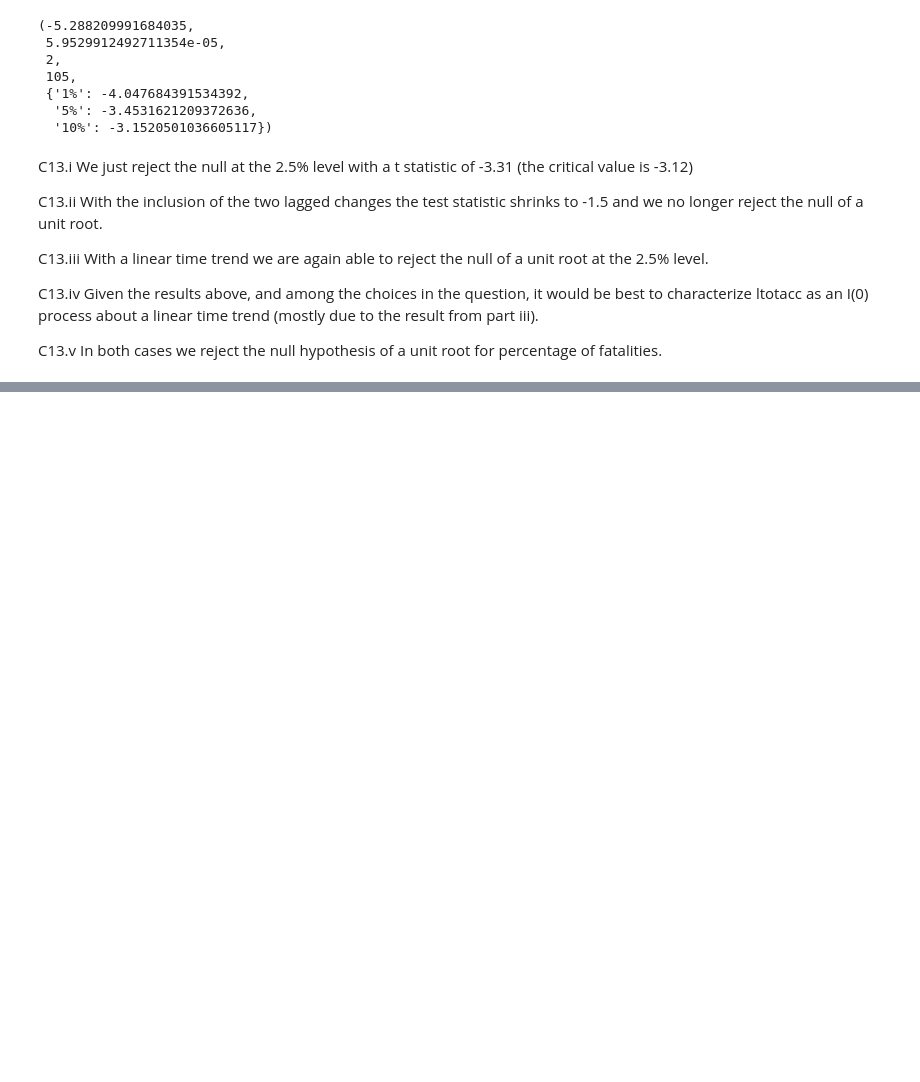
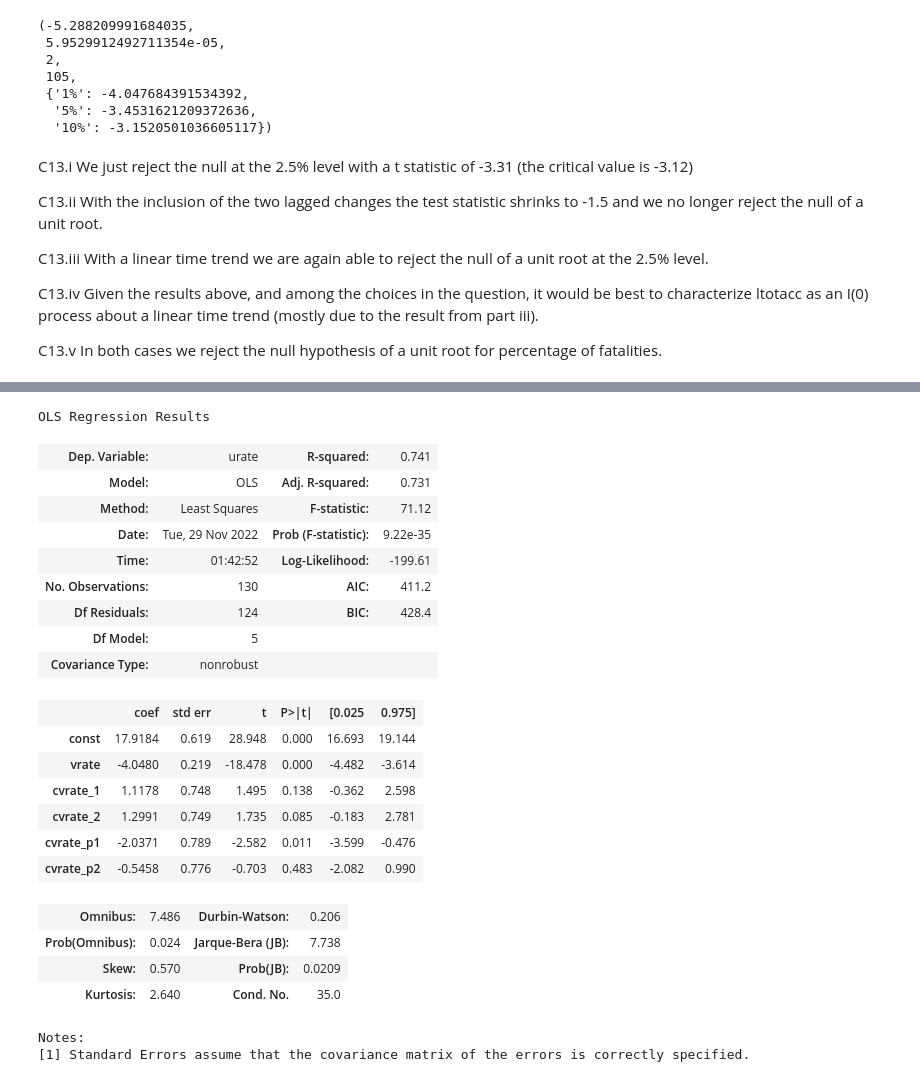
Before and after one commit to systemchalk/wooldridge_workbook, a Jupyter notebook: ch18.ipynb, the cells around one changed output, grey strips where cells are left out. Cells and saved outputs as stored; diff of their text form; code cells hidden in the pictures; blank space fills up the shorter version.

```diff
--- a/ch18.ipynb
+++ b/ch18.ipynb
@@ -1190,0 +1408,4 @@ C13.v In both cases we reject the null hypothesis of a unit root for percentage
+# %%
+X = sm.add_constant(beveridge[["vrate_1"]])
+model = sm.OLS(beveridge.cvrate, X, missing="drop").fit()
+model.summary()
@@ -1190,0 +1442,4 @@ C13.v In both cases we reject the null hypothesis of a unit root for percentage
+# %%
+X = sm.add_constant(beveridge[["vrate"]])
+model = sm.OLS(beveridge.urate, X, missing="drop").fit()
+model.summary()
@@ -1190,0 +1466,8 @@ C13.v In both cases we reject the null hypothesis of a unit root for percentage
+# %%
+errors_df = pd.DataFrame({"u": model.resid})
+errors_df["u_1"] = errors_df.u.shift(1)
+errors_df["cu"] = errors_df.u - errors_df.u_1
+
+X = sm.add_constant(errors_df["u_1"])
+model = sm.OLS(errors_df.cu, X, missing="drop").fit()
+model.summary()
@@ -1190,0 +1500,6 @@ C13.v In both cases we reject the null hypothesis of a unit root for percentage
+# %%
+beveridge["cvrate_1"] = beveridge["cvrate"].shift(1)
+beveridge["cvrate_p1"] = beveridge["cvrate"].shift(-1)
+X = sm.add_constant(beveridge[["vrate", "cvrate_1", "cvrate_p1"]])
+model = sm.OLS(beveridge.urate, X, missing="drop").fit()
+model.summary()
@@ -1190,0 +1554,31 @@ C13.v In both cases we reject the null hypothesis of a unit root for percentage
+# %%
+beveridge["cvrate_2"] = beveridge["cvrate_1"].shift(1)
+beveridge["cvrate_p2"] = beveridge["cvrate_p1"].shift(-1)
+X = sm.add_constant(beveridge[["vrate", "cvrate_1", "cvrate_2",
+                               "cvrate_p1", "cvrate_p2"]])
+model = sm.OLS(beveridge.urate, X, missing="drop").fit()
+model.summary()
+# %% [output]
+OLS Regression Results
+| Dep. Variable: | urate | R-squared: | 0.741 |
+| Model: | OLS | Adj. R-squared: | 0.731 |
+| Method: | Least Squares | F-statistic: | 71.12 |
+| Date: | Tue, 29 Nov 2022 | Prob (F-statistic): | 9.22e-35 |
+| Time: | 01:42:52 | Log-Likelihood: | -199.61 |
+| No. Observations: | 130 | AIC: | 411.2 |
+| Df Residuals: | 124 | BIC: | 428.4 |
+| Df Model: | 5 |  |  |
+| Covariance Type: | nonrobust |  |  |
+|  | coef | std err | t | P>|t| | [0.025 | 0.975] |
+| const | 17.9184 | 0.619 | 28.948 | 0.000 | 16.693 | 19.144 |
+| vrate | -4.0480 | 0.219 | -18.478 | 0.000 | -4.482 | -3.614 |
+| cvrate_1 | 1.1178 | 0.748 | 1.495 | 0.138 | -0.362 | 2.598 |
+| cvrate_2 | 1.2991 | 0.749 | 1.735 | 0.085 | -0.183 | 2.781 |
+| cvrate_p1 | -2.0371 | 0.789 | -2.582 | 0.011 | -3.599 | -0.476 |
+| cvrate_p2 | -0.5458 | 0.776 | -0.703 | 0.483 | -2.082 | 0.990 |
+| Omnibus: | 7.486 | Durbin-Watson: | 0.206 |
+| Prob(Omnibus): | 0.024 | Jarque-Bera (JB): | 7.738 |
+| Skew: | 0.570 | Prob(JB): | 0.0209 |
+| Kurtosis: | 2.640 | Cond. No. | 35.0 |
+Notes:
+[1] Standard Errors assume that the covariance matrix of the errors is correctly specified.
```
Also changed, not shown: parts of 48 cells of this notebook.
